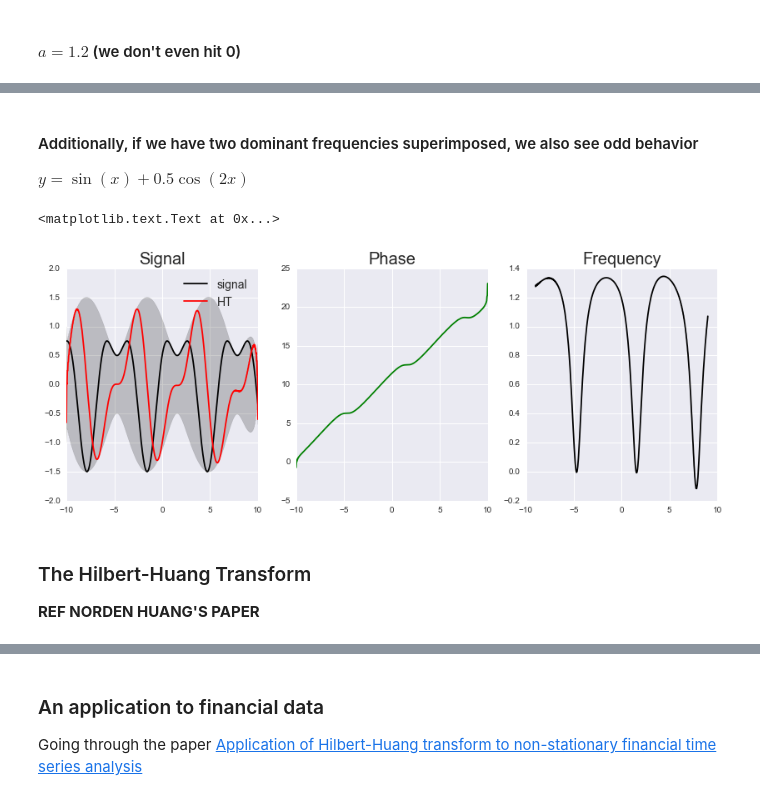
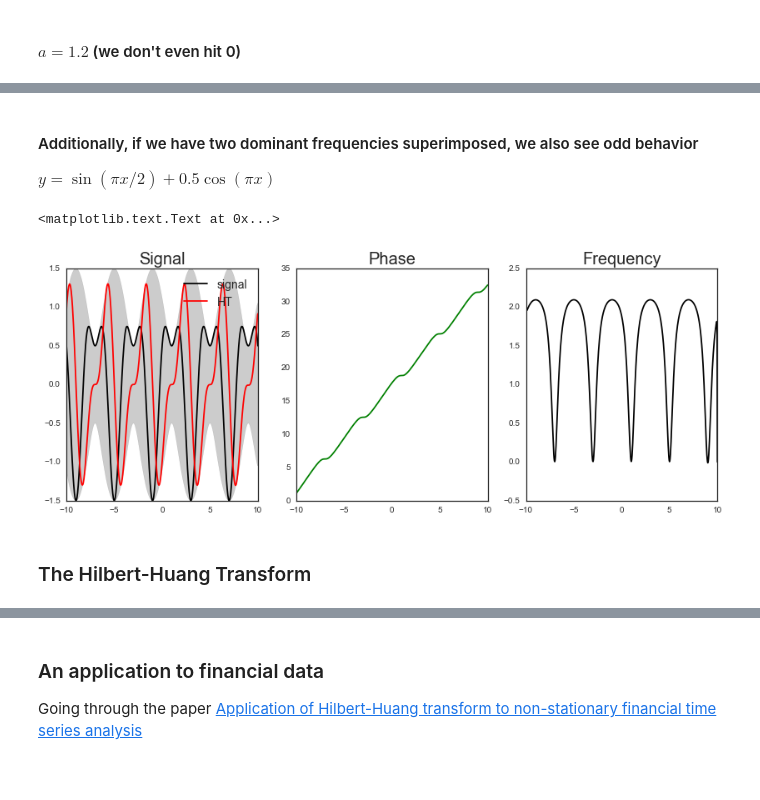
Before and after one commit to anzelpwj/Stats-week, a Jupyter notebook: Hilbert_Transform.ipynb, the cells around one changed output, grey strips where cells are left out. Saved outputs shown, nothing was run; the diff lists cells and outputs as text; code cells hidden in the pictures.

```diff
--- a/Hilbert_Transform.ipynb
+++ b/Hilbert_Transform.ipynb
@@ -13,6 +13,7 @@ from scipy.fftpack import fft, fftfreq, fftshift
 import matplotlib.pyplot as plt
 %matplotlib inline
 import seaborn as sns
+sns.set_style("white")
 
 from scipy.signal import hilbert, savgol_filter
 # %%
@@ -247,31 +280,31 @@ plt.title(r'Hilbert frequencies for $sin(\pi t) + a$', fontsize=20)
 # %% [markdown]
 #### Additionally, if we have two dominant frequencies superimposed, we also see odd behavior
 
-$y = \sin(x) + 0.5 \cos(2x)$
+$y = \sin(\pi x/2) + 0.5 \cos(\pi x)$
 # %%
-y_test2 = np.sin(x_test) + 0.5*np.cos(2*x_test)
+y_test2 = np.sin(np.pi*x_test/2) + 0.5*np.cos(np.pi*x_test)
 ya_test2 = hilbert(y_test2)
+# Signal is purely periodic, so not using mirror_hilbert
 
 envelope = np.abs(ya_test2)
 phaseterm = np.unwrap(np.angle(ya_test2))
 instant_freq2 = savgol_filter(phaseterm, 3, 1, deriv=1, delta=dx, mode='mirror')
 
 fig, axes = plt.subplots(nrows=1, ncols=3, figsize=(14,5))
 
 axes[0].plot(x_test, np.real(ya_test2), color='k', label='signal')
 axes[0].plot(x_test, np.imag(ya_test2), color='r', label='HT')
 axes[0].fill_between(x_test, -envelope, envelope, color='k', alpha=0.2)
 # axes[0].plot(x_test, envelope, color='k', alpha=0.6, linestyle=':', label='envelope')
 # axes[0].plot(x_test, -envelope, color='k', alpha=0.6, linestyle=':')
 axes[0].legend(fontsize=14)
 axes[0].set_title('Signal', fontsize=20)
 axes[1].plot(x_test, phaseterm, color='g')
 axes[1].set_title('Phase', fontsize=20)
-axes[2].plot(x_test[30:-30], instant_freq2[30:-30], color='k')
+axes[2].plot(x_test, instant_freq2, color='k')
 axes[2].set_title('Frequency', fontsize=20)
 # %% [output]
 <matplotlib.text.Text at 0x...>
-[figure, old version]
+[figure, new version]
 # %% [markdown]
 ### The Hilbert-Huang Transform
-__REF NORDEN HUANG'S PAPER__
```
Also changed, not shown: parts of 72 cells of this notebook, 2 other files.
